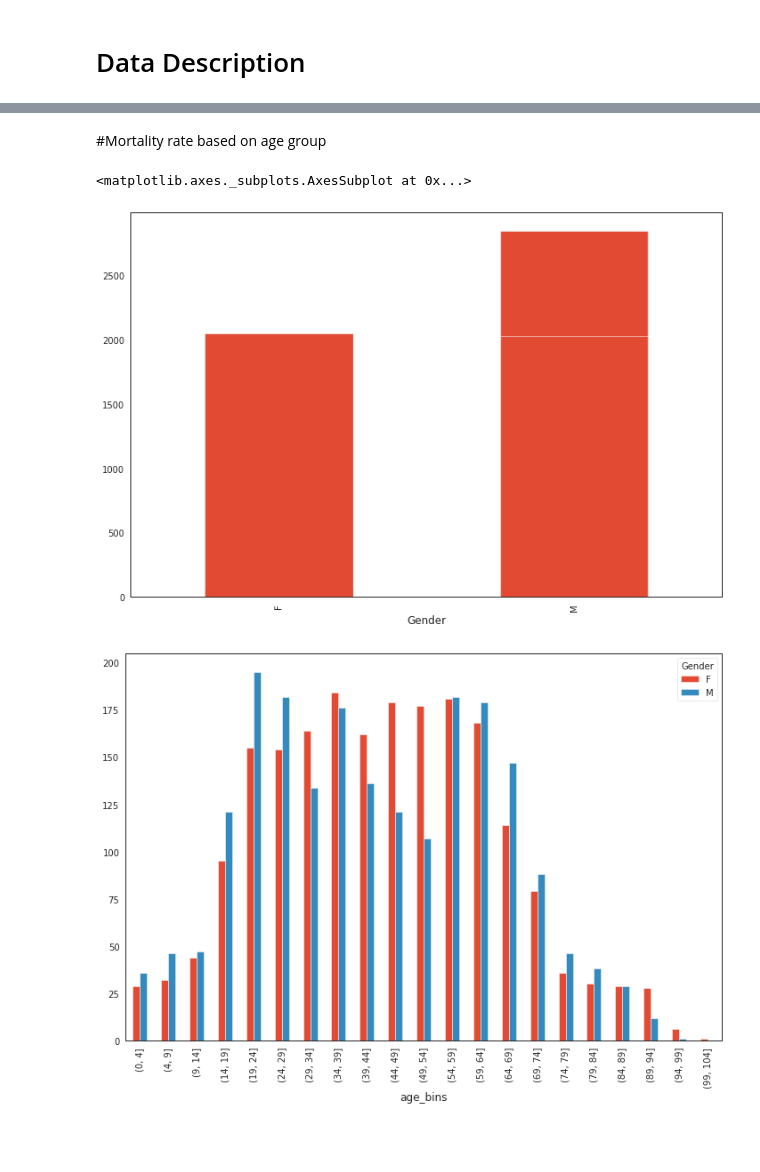
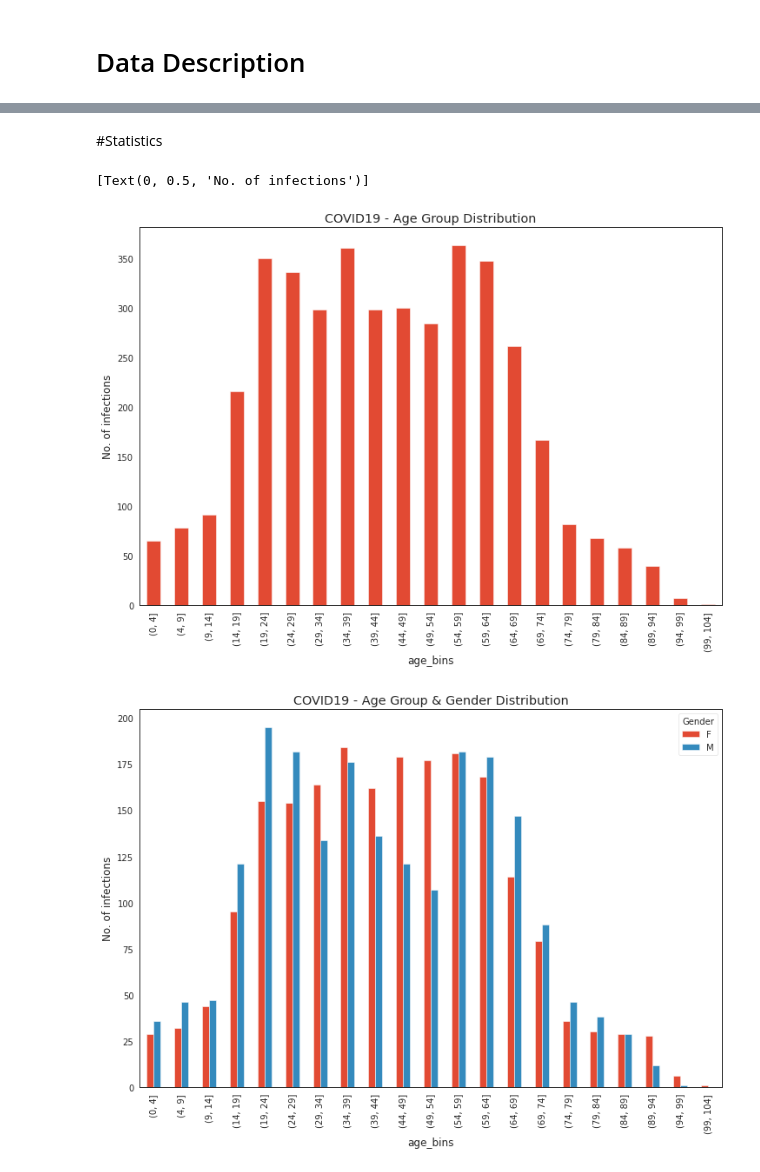
Before and after one commit to charlieskc/MachineLearning, a Jupyter notebook: HK_Covid19_Analysis.ipynb, the cells around one changed output, grey strips where cells are left out. Drawn from its saved outputs; the diff is of its cells as text; code cells hidden in the pictures; blank space fills up the shorter version.

Commit message:
HK COVID 19 analysis based on age group

```diff
--- a/HK_Covid19_Analysis.ipynb
+++ b/HK_Covid19_Analysis.ipynb
@@ -69,6 +71,8 @@ pylab.rcParams['figure.figsize'] = 12,8
 # %%
 df = pd.read_csv('/content/enhanced_sur_covid_19_eng.csv')
-df1 = pd.read_csv('/content/latest_situation_of_reported_cases_covid_19_eng.csv')
+df['Report date'] =  pd.to_datetime(df['Report date'], format='%d/%m/%Y')
+
+#df1 = pd.read_csv('/content/latest_situation_of_reported_cases_covid_19_eng.csv')
 
 #categorize age into age group. age group based on WHO https://www.who.int/healthinfo/paper31.pdf?ua=1
 ageBin= [0,4,9,14,19,24,29,34,39,44,49,54,59,64,69,74,79,84,89,94,99,104]
@@ -76,5 +80,7 @@ df['age_bins'] = pd.cut(x=df['Age'], bins=ageBin)
 
 #preview data
 df.sample(5)
+
+#print(df.dtypes)
 # %% [output]
 |  | Case no. | Report date | Date of onset | Gender | Age | Name of hospital admitted | Hospitalised/Discharged/Deceased | ... |
@@ -100,17 +108,21 @@ df.describe(include = 'all')
 | 50% | 2040.500000 | NaN | NaN | NaN | 43.000000 | NaN | NaN | ... |
 | 75% | 3060.250000 | NaN | NaN | NaN | 60.000000 | NaN | NaN | ... |
 | max | 4080.000000 | NaN | NaN | NaN | 100.000000 | NaN | NaN | ... |
-# %% [markdown]
-#Mortality rate based on age group
+# %% [markdown]
+#Statistics
 # %%
-df.groupby(['age_bins']).size().plot.bar()
-df.groupby(['Hospitalised/Discharged/Deceased']).size().plot.bar()
-df.groupby(['Gender']).size().plot.bar()
+ax1 = df.groupby(['age_bins']).size().plot(title='COVID19 - Age Group Distribution', kind='bar')
+ax1.set(ylabel='No. of infections')
+
+#df.groupby(['Hospitalised/Discharged/Deceased']).size().plot(title='COVID19 Gender Distribution', kind='bar')
+#df.groupby(['Gender']).size().plot(title='COVID19 Gender Distribution', kind='bar')
 
 
-pd.crosstab(df['age_bins'],df['Gender']).plot.bar()
-pd.crosstab(df['Gender'],df['Hospitalised/Discharged/Deceased']).plot.bar()
+ax2 = pd.crosstab(df['age_bins'],df['Gender']).plot(title='COVID19 - Age Group & Gender Distribution', kind='bar')
+ax2.set(ylabel='No. of infections')
+
+#pd.crosstab(df['Gender'],df['Hospitalised/Discharged/Deceased']).plot.bar()
 # %% [output]
-<matplotlib.axes._subplots.AxesSubplot at 0x...>
+[Text(0, 0.5, 'No. of infections')]
-[figure, old version]
+[figure, new version]
-[figure, old version]
+[figure, new version]
```
Also changed, not shown: parts of 20 cells of this notebook.
